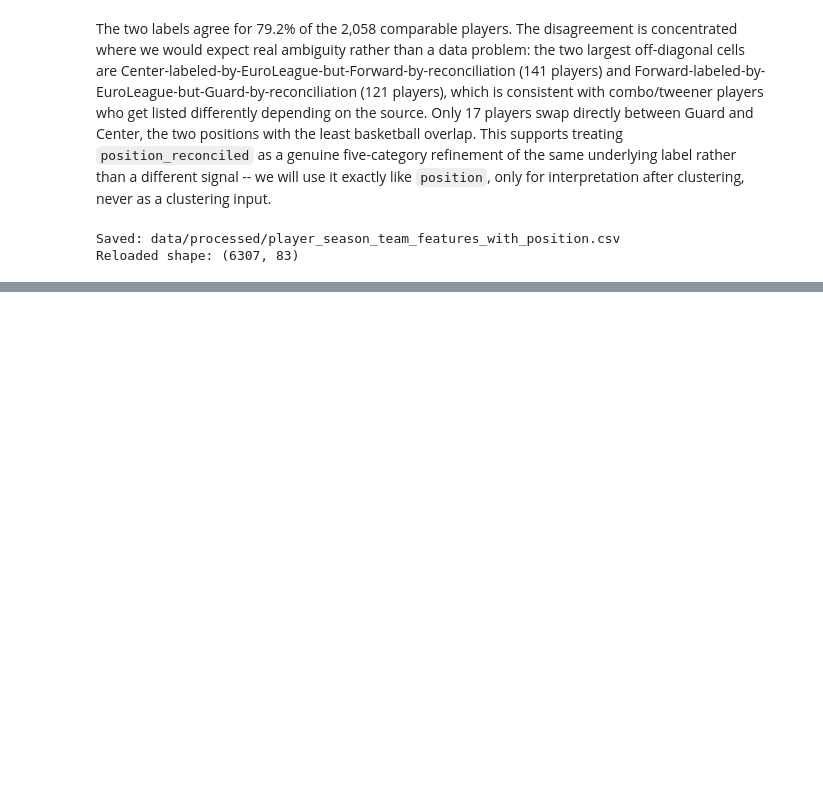
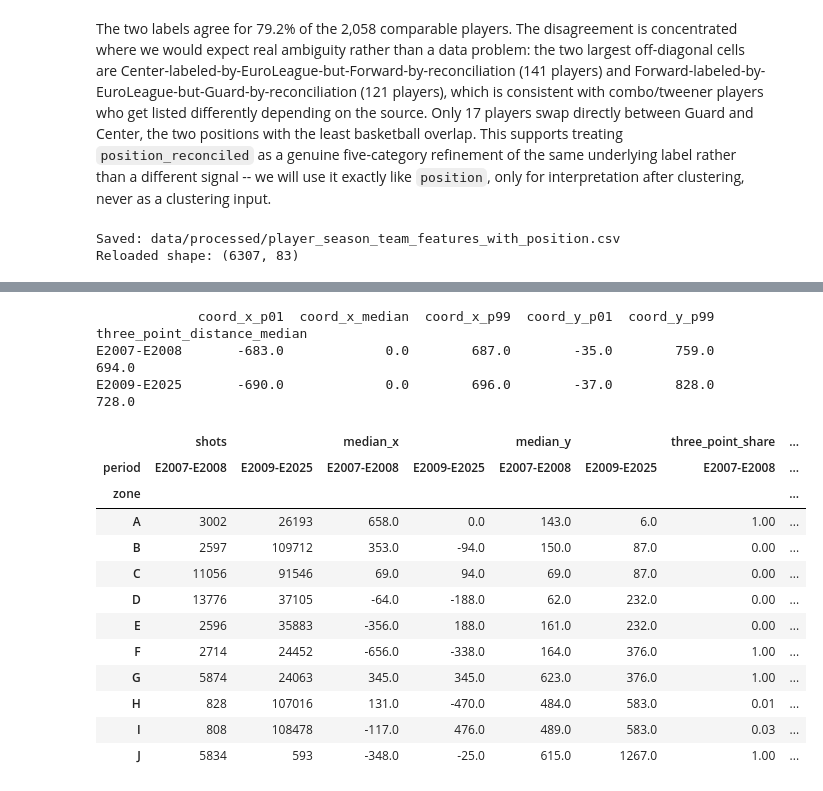
Before and after one commit to DoronWolinsky/Yuval-and-Doron-s-final-project---EuroLeague-player-roles, a Jupyter notebook: notebooks/EuroLeague_Player_Roles_Project.ipynb, the cells around one changed output, grey strips where cells are left out. Drawn from its saved outputs; the diff is of its cells as text; code cells hidden in the pictures; blank space fills up the shorter version.

```diff
--- a/notebooks/EuroLeague_Player_Roles_Project.ipynb
+++ b/notebooks/EuroLeague_Player_Roles_Project.ipynb
@@ -1739,0 +1792,40 @@ Reloaded shape: (6307, 83)
+# %%
+shot_period = np.where(valid_shots["season_code"].isin(EARLY_SEASONS), "E2007-E2008", "E2009-E2025")
+is_three_point = valid_shots["shot_category"].eq("three_point")
+
+coordinate_check = valid_shots.groupby(shot_period).agg(
+    coord_x_p01=("coord_x", lambda s: s.quantile(0.01)),
+    coord_x_median=("coord_x", "median"),
+    coord_x_p99=("coord_x", lambda s: s.quantile(0.99)),
+    coord_y_p01=("coord_y", lambda s: s.quantile(0.01)),
+    coord_y_p99=("coord_y", lambda s: s.quantile(0.99)),
+)
+coordinate_check["three_point_distance_median"] = (
+    valid_shots[is_three_point].groupby(shot_period[is_three_point])["raw_shot_distance"].median())
+print(coordinate_check.round(0).to_string(), "\n")
+
+(valid_shots.assign(period=shot_period, is_three_point=is_three_point)
+ .groupby(["zone", "period"])
+ .agg(shots=("game_point_id", "size"),
+      median_x=("coord_x", "median"),
+      median_y=("coord_y", "median"),
+      three_point_share=("is_three_point", "mean"))
+ .unstack("period")
+ .round(2))
+# %% [output]
+             coord_x_p01  coord_x_median  coord_x_p99  coord_y_p01  coord_y_p99  three_point_distance_median
+E2007-E2008       -683.0             0.0        687.0        -35.0        759.0                        694.0
+E2009-E2025       -690.0             0.0        696.0        -37.0        828.0                        728.0
+|  | shots |  | median_x |  | median_y |  | three_point_share | ... |
+| period | E2007-E2008 | E2009-E2025 | E2007-E2008 | E2009-E2025 | E2007-E2008 | E2009-E2025 | E2007-E2008 | ... |
+| zone |  |  |  |  |  |  |  | ... |
+| A | 3002 | 26193 | 658.0 | 0.0 | 143.0 | 6.0 | 1.00 | ... |
+| B | 2597 | 109712 | 353.0 | -94.0 | 150.0 | 87.0 | 0.00 | ... |
+| C | 11056 | 91546 | 69.0 | 94.0 | 69.0 | 87.0 | 0.00 | ... |
+| D | 13776 | 37105 | -64.0 | -188.0 | 62.0 | 232.0 | 0.00 | ... |
+| E | 2596 | 35883 | -356.0 | 188.0 | 161.0 | 232.0 | 0.00 | ... |
+| F | 2714 | 24452 | -656.0 | -338.0 | 164.0 | 376.0 | 1.00 | ... |
+| G | 5874 | 24063 | 345.0 | 345.0 | 623.0 | 376.0 | 1.00 | ... |
+| H | 828 | 107016 | 131.0 | -470.0 | 484.0 | 583.0 | 0.01 | ... |
+| I | 808 | 108478 | -117.0 | 476.0 | 489.0 | 583.0 | 0.03 | ... |
+| J | 5834 | 593 | -348.0 | -25.0 | 615.0 | 1267.0 | 1.00 | ... |
```
Also changed, not shown: parts of 55 cells of this notebook, 9 other files.
